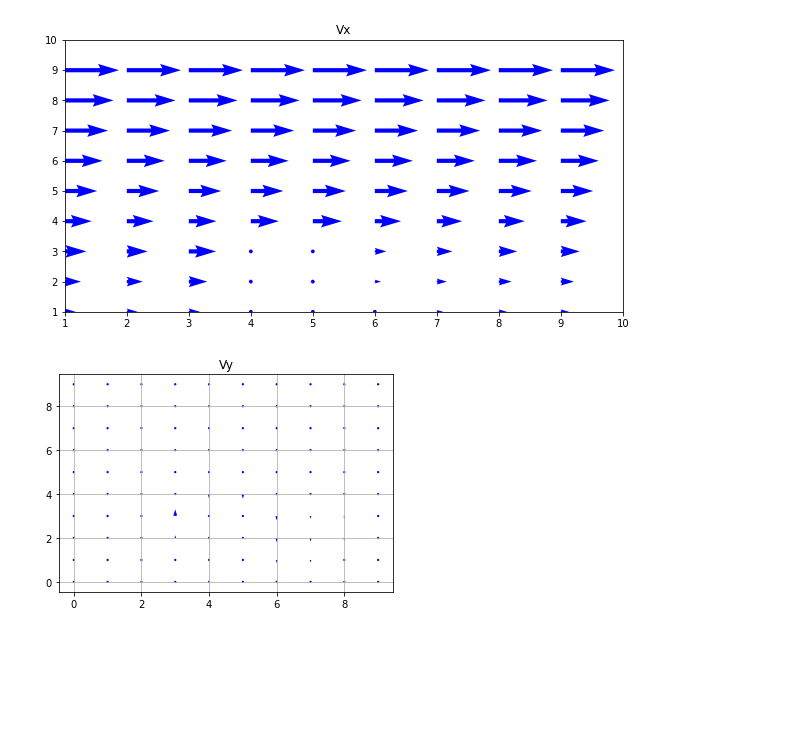
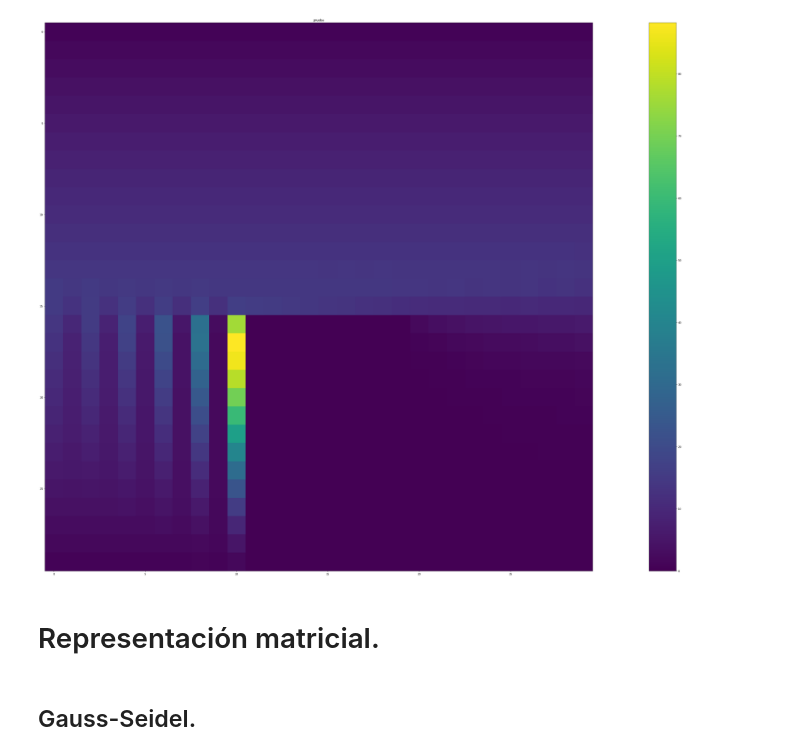
Before and after one commit to JuanCamilo-R/MNProyecto, a Jupyter notebook: MNProyecto/proyecto.ipynb, the cells around one changed output. Saved outputs shown, nothing was run; the diff lists cells and outputs as text; code cells hidden in the pictures; blank space fills up the shorter version.

```diff
--- a/MNProyecto/proyecto.ipynb
+++ b/MNProyecto/proyecto.ipynb
@@ -13,13 +13,14 @@ from numpy import *
 import time
 
 #Parámetros iniciales
-YMAX = 10
-XMAX = 10
+YMAX = 30
+XMAX = 30
 PPX = 1
 PNX = 1
-H = 1
+H = 1.8 #representaría nuestro dt, los 12 steps toman en cuenta el tiempo. Acá se toma en cuenta es un H, cambios de paso. El número de courant se trabajaría con H.
 OMEGA = 0.1
 N_ITERATIONS = 1000
+Vmax= YMAX // 2
 
 #Valores iniciales de la vara
 INITIAL_LENGTH = 0
@@ -52,9 +53,16 @@ def initializeVx(r_field_vx, initial_field_vx):
             if (i >= INITIAL_WIDTH and i <= FINAL_WIDTH) and (j >= FINAL_LENGTH):
                 r_field_vx[j][i] = 0
                 initial_field_vx[j][i] = 0
-            else:
+            elif j >= Vmax and j <= YMAX-Vmax:
+                r_field_vx[j][i] = Vmax
+                initial_field_vx[j][i] = Vmax
+
+            elif j > YMAX-Vmax:
                 r_field_vx[j][i] = YMAX-j
                 initial_field_vx[j][i] = YMAX-j
+            else:
+                r_field_vx[j][i] = j + 1
+                initial_field_vx[j][i] = j + 1
 
 def setBoundariesVy(velocity_field_vy,initial_field_vx):
   for j in range(YMAX):
@@ -172,7 +180,7 @@ def showPlotVy(velocity_field_vy):
 def showPlot(velocity_field_vx, velocity_field_vy):
   for i in range(0, YMAX):
     for j in range(0,XMAX):
-      plt.quiver(j, i, velocity_field_vx[i][j], velocity_field_vy[i][j], units='xy', color='w',scale=9)
+      plt.quiver(j, i, velocity_field_vx[i][j], velocity_field_vy[i][j], color='w')
 
   plt.title("Campo vectorial del recorrido del fluido")
   # x-lim and y-lim
@@ -189,7 +197,7 @@ def iterate(initial_field_vx,  initial_field_vy, velocity_field_vx, velocity_fie
     velocity_field_vx = initial_field_vx
     velocity_field_vy = initial_field_vy
     for i in range(N_ITERATIONS):
-      setBoundariesVy(velocity_field_vy, previous_field_vx)
+      #setBoundariesVy(velocity_field_vy, previous_field_vx)
       calculateVxRValues(r_field_vx, velocity_field_vx, velocity_field_vy) #we also relax the fluid here
       calculateVyRValues(r_field_vy, velocity_field_vx, velocity_field_vy) #we also relax the fluid here
       previous_field_vx = velocity_field_vx
@@ -201,13 +209,17 @@ def iterate(initial_field_vx,  initial_field_vy, velocity_field_vx, velocity_fie
         sumVelocities(total_velocity, velocity_field_vx, velocity_field_vy)
         plotVector(total_velocity,velocity_field_vx,velocity_field_vy,"Campo vectorial del recorrido del fluido")
       """
-    plt.figure(figsize=[10,5])
-    showPlot(velocity_field_vx, velocity_field_vy)
+    plt.figure(figsize=[80,40])
+    #showPlot(velocity_field_vx, velocity_field_vy)
     #showPlotVx(velocity_field_vx)
-    sumVelocities(total_velocity, velocity_field_vx, velocity_field_vy)
-    showPlotVx(velocity_field_vx)
-    showPlotVy(velocity_field_vy)
-    #plotVector(total_velocity,velocity_field_vx,velocity_field_vy,"Campo vectorial del recorrido del flujo V(x,y)")
+    # sumVelocities(total_velocity, velocity_field_vx, velocity_field_vy)
+    #showPlotVx(velocity_field_vx)
+    #showPlotVy(velocity_field_vy)
+    # showMatrix(total_velocity)
+    # plotVector(total_velocity,velocity_field_vx,velocity_field_vy,"Campo vectorial del recorrido del flujo V(x,y)")
+    showMatrix(velocity_field_vx)
+    colorBar(velocity_field_vx,"prueba")
+
 
 
 
@@ -240,2 +269,5 @@ if __name__ == '__main__':
-[figure, old version]
+[figure, new version]
-[figure, removed]
+# %% [markdown]
+# Representación matricial.
+# %% [markdown]
+## Gauss-Seidel.
```
Also changed, not shown: parts of 3 cells of this notebook, 18 other files.
